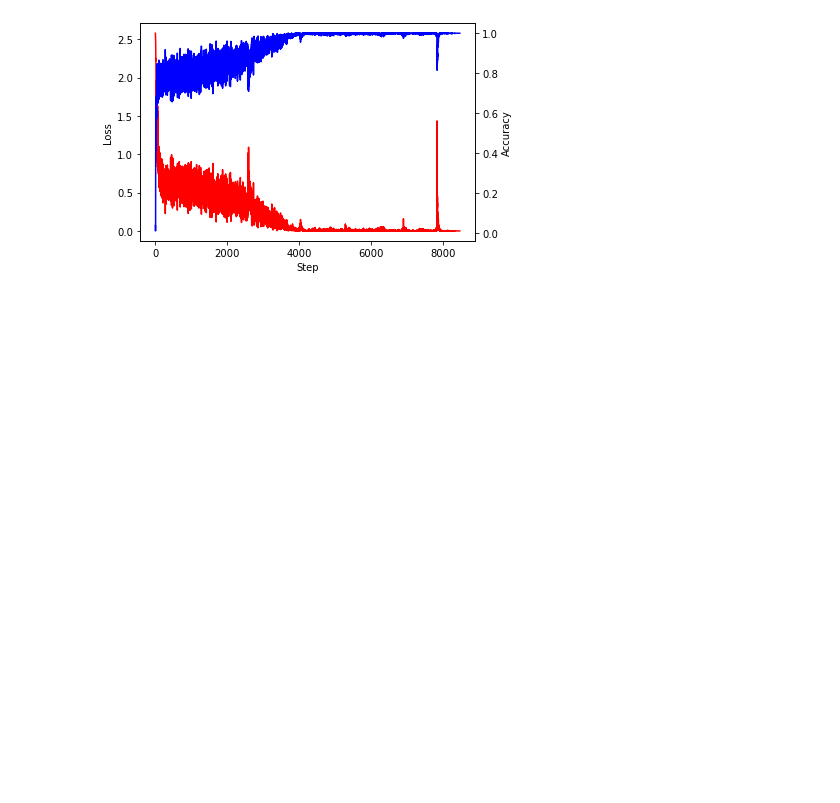
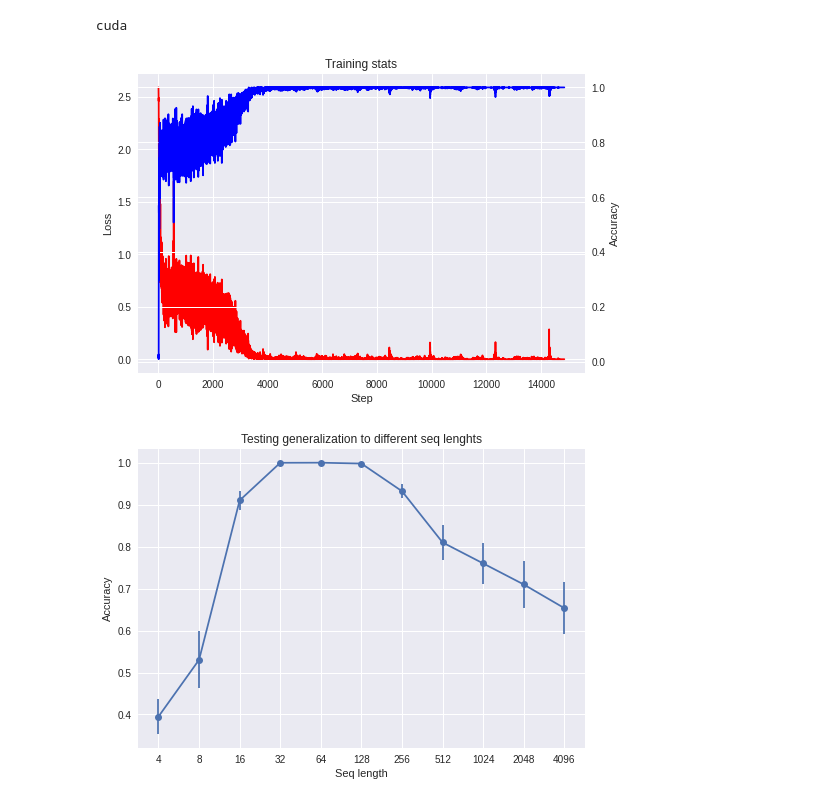
Before and after one commit to Aroksak/RSE, a Jupyter notebook: notebooks/Algorithmic.ipynb, the cells around one changed output. Saved outputs shown, nothing was run; the diff lists cells and outputs as text; code cells hidden in the pictures; blank space fills up the shorter version.

```diff
--- a/notebooks/Algorithmic.ipynb
+++ b/notebooks/Algorithmic.ipynb
@@ -10,5 +9,8 @@ from itertools import count
 import matplotlib.pyplot as plt
 # %%
+plt.style.use("seaborn")
 device = torch.device("cuda" if torch.cuda.is_available() else "cpu")
 print(device)
+# %% [output]
+cuda
 # %%
@@ -73,15 +114,18 @@ def training_loop(batch_generator):
 # %%
-def generate_dup_batch(n_classes, max_out_length, batch_size):
+def generate_dup_batch(max_out_length, batch_size, n_classes=13):
     x = [torch.randint(1, n_classes, (np.random.randint(1, max_out_length // 2),)) for _ in
          range(batch_size)]
     xx = [a.repeat(2) for a in x]
     inp = nn.utils.rnn.pad_sequence(x, batch_first=True)
     inp = F.pad(inp, (0, max_out_length - inp.shape[-1]))
     res = nn.utils.rnn.pad_sequence(xx, batch_first=True)
     res = F.pad(res, (0, max_out_length - res.shape[-1]))
     return inp, res
 
-training_loop(generate_dup_batch)
+model = SeqModel(192, 13, n_blocks=1)
+training_loop(model, generate_dup_batch)
+test_lengths(model, generate_dup_batch)
 # %% [output]
-[figure, old version]
+[figure, new version]
+[figure, added]
 # %%
```
Also changed, not shown: parts of 4 cells of this notebook.
